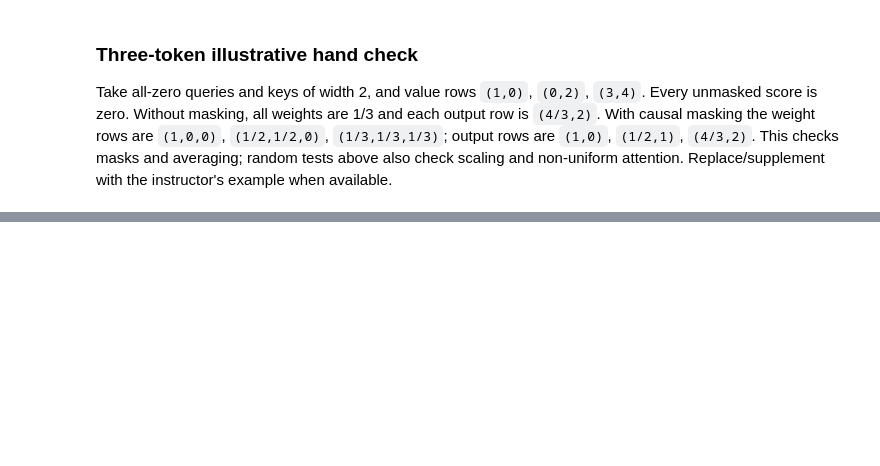
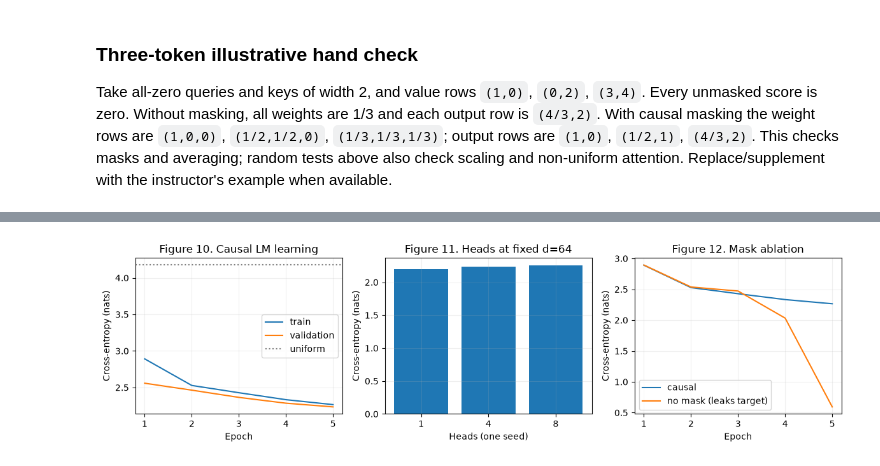
Before and after one commit to tusharviradiya/aiml-dnn-assignment-2, a Jupyter notebook: problem2/problem2.ipynb, the cells around one changed output, grey strips where cells are left out. Cells and saved outputs as stored; diff of their text form; code cells hidden in the pictures; blank space fills up the shorter version.

```diff
--- a/problem2/problem2.ipynb
+++ b/problem2/problem2.ipynb
@@ -264,0 +593,6 @@ Problem 2 incomplete: interfaces and tests only; student code and experiments re
+# %%
+text,chars,stoi,train_ids,val_ids=prepare_shakespeare()
+assert len(train_ids)==int(.9*len(text)) and len(val_ids)==len(text)-len(train_ids)
+assert ''.join(chars[i] for i in val_ids[:100])==text[len(train_ids):len(train_ids)+100]
+assert not torch.equal(train_ids[:128],val_ids[:128])
+print('Shakespeare:',len(text),'characters; vocabulary',len(chars),'train',len(train_ids),'validation',len(val_ids))
@@ -264,0 +782,10 @@ Problem 2 incomplete: interfaces and tests only; student code and experiments re
+# %%
+lm_results=[]
+for heads,causal in ((4,True),(1,True),(8,True),(4,False)):
+    lm_results.append(run_language(heads,causal))
+lm_runs=pd.DataFrame([r['row'] for r in lm_results]); lm_runs.to_csv(METRICS/'lm_runs.csv',index=False)
+lm_history=pd.DataFrame([dict(heads=r['config']['heads'],causal=r['config']['causal'],**h) for r in lm_results for h in r['history']])
+lm_history.to_csv(METRICS/'lm_history.csv',index=False)
+assert len(lm_results)==4 and lm_runs.params.nunique()==1
+assert np.allclose(lm_runs.bits_per_char,lm_runs.val_loss_nats/math.log(2),rtol=0,atol=1e-12)
+print(lm_runs[['model','val_loss_nats','bits_per_char','params','sec_per_epoch']])
@@ -264,0 +808,17 @@ Problem 2 incomplete: interfaces and tests only; student code and experiments re
+# %%
+fig,axes=plt.subplots(1,3,figsize=(12,3.4))
+base=lm_history[(lm_history.heads==4)&lm_history.causal]
+axes[0].plot(base.epoch,base.train_loss,label='train'); axes[0].plot(base.epoch,base.val_loss,label='validation')
+axes[0].axhline(math.log(65),ls=':',color='gray',label='uniform'); axes[0].set_title('Figure 10. Causal LM learning'); axes[0].legend()
+head_runs=lm_runs[lm_runs.model.str.endswith('causal')].sort_values('model')
+axes[1].bar([str(json.loads(v)['heads']) for v in head_runs.notes],head_runs.val_loss_nats)
+axes[1].set_title('Figure 11. Heads at fixed d=64'); axes[1].set_xlabel('Heads (one seed)')
+for causal in (True,False):
+    rows=lm_history[(lm_history.heads==4)&(lm_history.causal==causal)]
+    axes[2].plot(rows.epoch,rows.train_loss,label='causal' if causal else 'no mask (leaks target)')
+axes[2].set_title('Figure 12. Mask ablation'); axes[2].legend()
+for ax in axes: ax.set_ylabel('Cross-entropy (nats)'); ax.grid(alpha=.2)
+axes[0].set_xlabel('Epoch'); axes[2].set_xlabel('Epoch'); fig.tight_layout()
+fig.savefig(FIGURES/'lm_ablations.png',dpi=160); plt.show()
+# %% [output]
+[figure, added]
```
Also changed, not shown: parts of 51 cells of this notebook, 29 other files.
